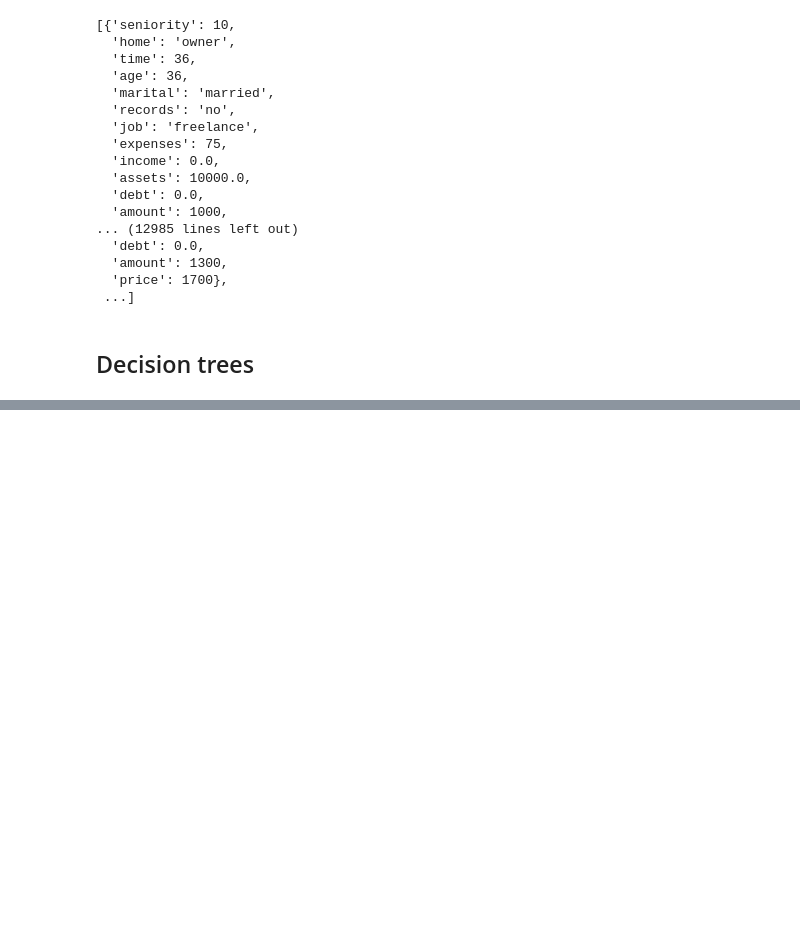
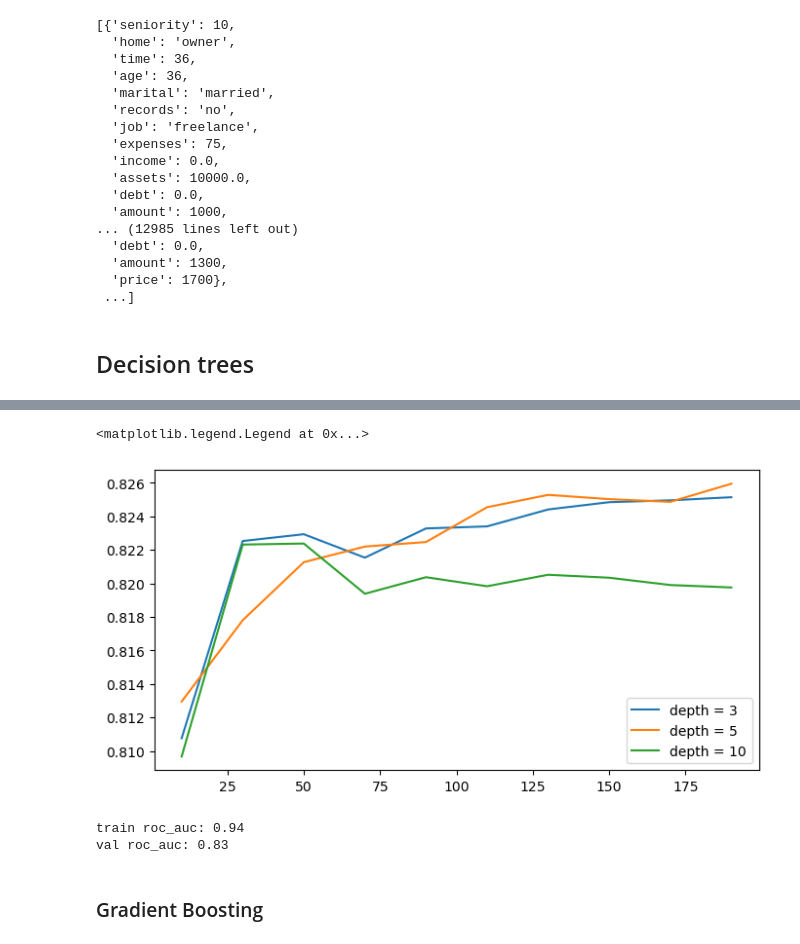
Before and after one commit to rahul-raoniar/mlbookcamp-book-practice, a Jupyter notebook: Chapter 5 Decision Trees.ipynb, the cells around one changed output, grey strips where cells are left out. Drawn from its saved outputs; the diff is of its cells as text; code cells hidden in the pictures; blank space fills up the shorter version.

```diff
--- a/Chapter 5 Decision Trees.ipynb
+++ b/Chapter 5 Decision Trees.ipynb
@@ -264,6 +264,6 @@ from sklearn.feature_extraction import DictVectorizer
 
 dv = DictVectorizer(sparse = False)
 X_train = dv.fit_transform(dict_train)
-X_tval = dv.transform(dict_val)
+X_val = dv.transform(dict_val)
 # %% [markdown]
 ## Decision trees
@@ -269,0 +510,16 @@ X_tval = dv.transform(dict_val)
+# %%
+all_aucs = {}
+for m in [3, 5, 10]:
+    print('min_samples_leaf: %s' % m)
+    aucs = []
+
+    for i in range(10, 201, 20):
+        rf = RandomForestClassifier(n_estimators=i, max_depth=10,
+        min_samples_leaf=m, random_state=1)
+        rf.fit(X_train, y_train)
+        y_pred = rf.predict_proba(X_val)[:, 1]
+        auc = roc_auc_score(y_val, y_pred)
+        print('%s -> %.3f' % (i, auc))
+        aucs.append(auc)
+        all_aucs[m] = aucs
+        print()
@@ -269,0 +544,30 @@ X_tval = dv.transform(dict_val)
+# %%
+num_trees = list(range(10, 201, 20))
+
+fig, ax = plt.subplots(figsize = (8, 4))
+
+ax.plot(num_trees, all_aucs[3], label = 'depth = 3')
+ax.plot(num_trees, all_aucs[5], label = 'depth = 5')
+ax.plot(num_trees, all_aucs[10], label = 'depth = 10')
+ax.legend()
+# %% [output]
+<matplotlib.legend.Legend at 0x...>
+[figure, added]
+# %%
+# Max depth = 10, min_leaf = 5
+
+rf = RandomForestClassifier(n_estimators=200,
+                            max_depth=10,
+                            min_samples_leaf=5,
+                            random_state=1)
+rf.fit(X_train, y_train)
+y_train_pred = rf.predict_proba(X_train)[:, 1]
+print(f"train roc_auc: {roc_auc_score(y_train, y_train_pred):.2f}")
+
+y_val_pred = rf.predict_proba(X_val)[:, 1]
+print(f"val roc_auc: {roc_auc_score(y_val, y_val_pred):.2f}")
+# %% [output]
+train roc_auc: 0.94
+val roc_auc: 0.83
+# %% [markdown]
+### Gradient Boosting
```
Also changed, not shown: parts of 25 cells of this notebook.
